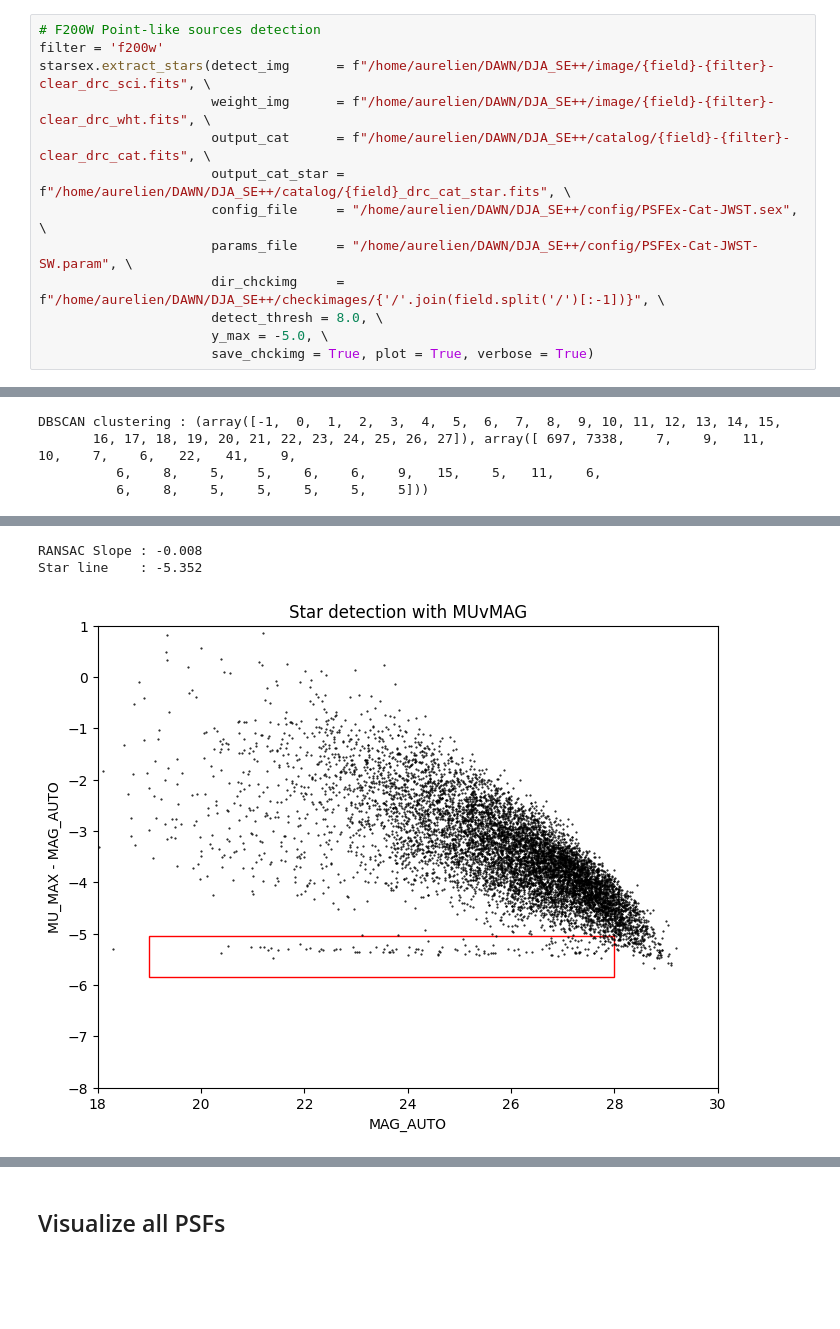
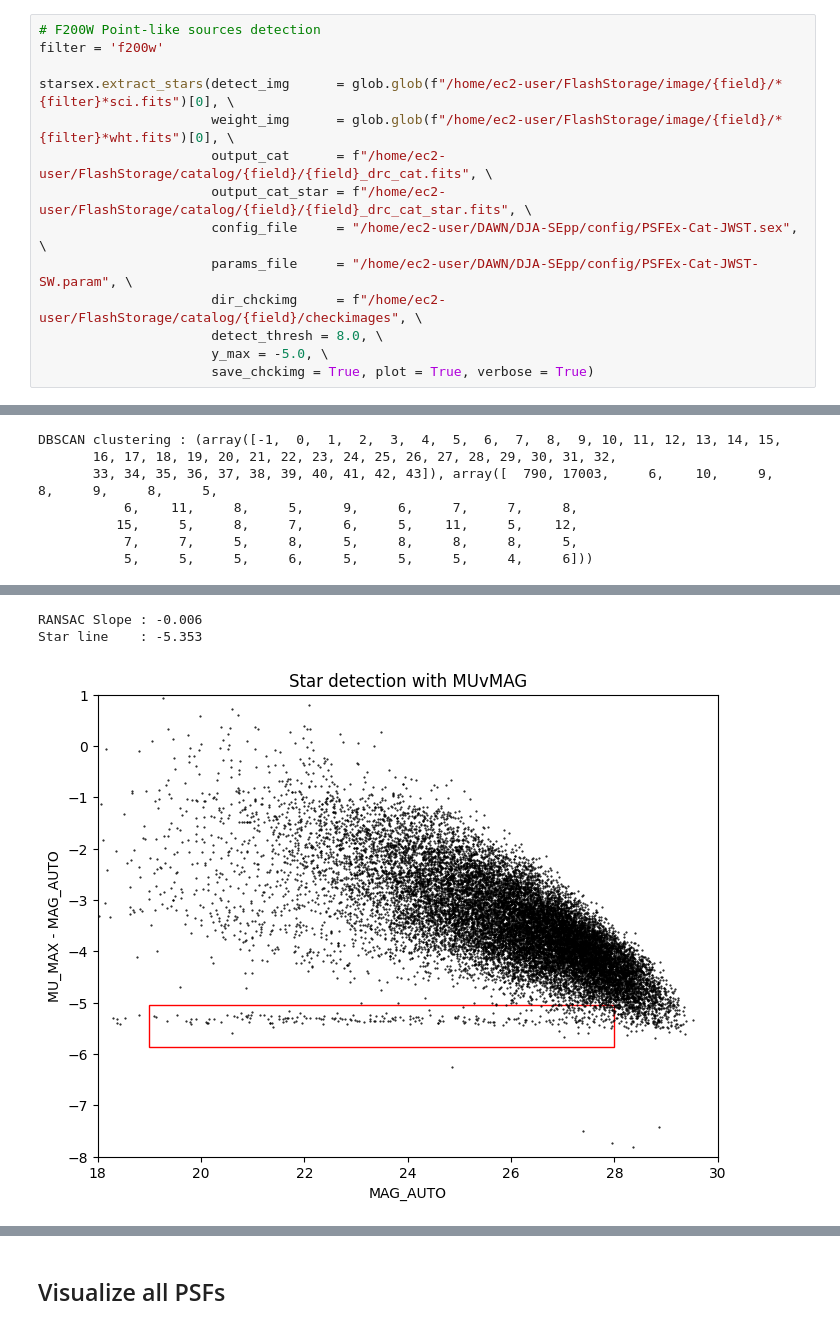
Before and after one commit to AstroAure/DJA-SEpp, a Jupyter notebook: 03.1_SingleBand-PSF.ipynb, the cells around one changed output, grey strips where cells are left out. Drawn from its saved outputs; the diff is of its cells as text; blank space fills up the shorter version.

```diff
--- a/03.1_SingleBand-PSF.ipynb
+++ b/03.1_SingleBand-PSF.ipynb
@@ -9,13 +9,14 @@ field = 'GDS/gds-grizli-v7.0'
 # %%
 # F200W Point-like sources detection
 filter = 'f200w'
-starsex.extract_stars(detect_img      = f"/home/aurelien/DAWN/DJA_SE++/image/{field}-{filter}-clear_drc_sci.fits", \
-                      weight_img      = f"/home/aurelien/DAWN/DJA_SE++/image/{field}-{filter}-clear_drc_wht.fits", \
-                      output_cat      = f"/home/aurelien/DAWN/DJA_SE++/catalog/{field}-{filter}-clear_drc_cat.fits", \
-                      output_cat_star = f"/home/aurelien/DAWN/DJA_SE++/catalog/{field}_drc_cat_star.fits", \
-                      config_file     = "/home/aurelien/DAWN/DJA_SE++/config/PSFEx-Cat-JWST.sex", \
-                      params_file     = "/home/aurelien/DAWN/DJA_SE++/config/PSFEx-Cat-JWST-SW.param", \
-                      dir_chckimg     = f"/home/aurelien/DAWN/DJA_SE++/checkimages/{'/'.join(field.split('/')[:-1])}", \
+
+starsex.extract_stars(detect_img      = glob.glob(f"/home/ec2-user/FlashStorage/image/{field}/*{filter}*sci.fits")[0], \
+                      weight_img      = glob.glob(f"/home/ec2-user/FlashStorage/image/{field}/*{filter}*wht.fits")[0], \
+                      output_cat      = f"/home/ec2-user/FlashStorage/catalog/{field}/{field}_drc_cat.fits", \
+                      output_cat_star = f"/home/ec2-user/FlashStorage/catalog/{field}/{field}_drc_cat_star.fits", \
+                      config_file     = "/home/ec2-user/DAWN/DJA-SEpp/config/PSFEx-Cat-JWST.sex", \
+                      params_file     = "/home/ec2-user/DAWN/DJA-SEpp/config/PSFEx-Cat-JWST-SW.param", \
+                      dir_chckimg     = f"/home/ec2-user/FlashStorage/catalog/{field}/checkimages", \
                       detect_thresh = 8.0, \
                       y_max = -5.0, \
                       save_chckimg = True, plot = True, verbose = True)
@@ -40,4 +41,7 @@ starsex.extract_stars(detect_img      = f"/home/aurelien/DAWN/DJA_SE++/image/{fi
 DBSCAN clustering : (array([-1,  0,  1,  2,  3,  4,  5,  6,  7,  8,  9, 10, 11, 12, 13, 14, 15,
-       16, 17, 18, 19, 20, 21, 22, 23, 24, 25, 26, 27]), array([ 697, 7338,    7,    9,   11,   10,    7,    6,   22,   41,    9,
-          6,    8,    5,    5,    6,    6,    9,   15,    5,   11,    6,
-          6,    8,    5,    5,    5,    5,    5]))
+       16, 17, 18, 19, 20, 21, 22, 23, 24, 25, 26, 27, 28, 29, 30, 31, 32,
+       33, 34, 35, 36, 37, 38, 39, 40, 41, 42, 43]), array([  790, 17003,     6,    10,     9,     8,     9,     8,     5,
+           6,    11,     8,     5,     9,     6,     7,     7,     8,
+          15,     5,     8,     7,     6,     5,    11,     5,    12,
+           7,     7,     5,     8,     5,     8,     8,     8,     5,
+           5,     5,     5,     6,     5,     5,     5,     4,     6]))
@@ -45,3 +49,3 @@ DBSCAN clustering : (array([-1,  0,  1,  2,  3,  4,  5,  6,  7,  8,  9, 10, 11,
-RANSAC Slope : -0.008
-Star line    : -5.352
+RANSAC Slope : -0.006
+Star line    : -5.353
-[figure, old version]
+[figure, new version]
```
Also changed, not shown: parts of 9 cells of this notebook, 7 other files.
